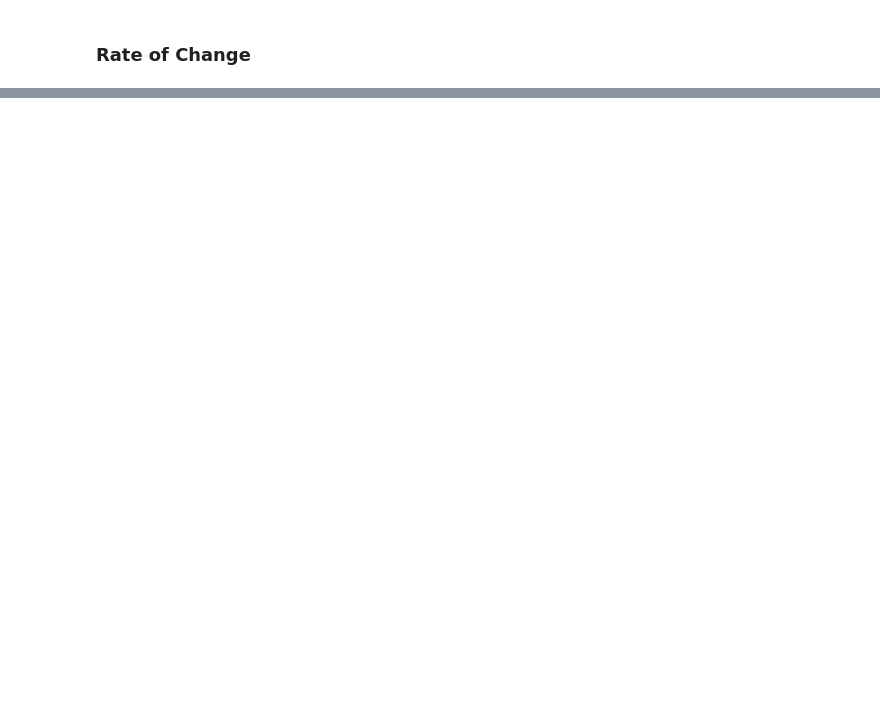
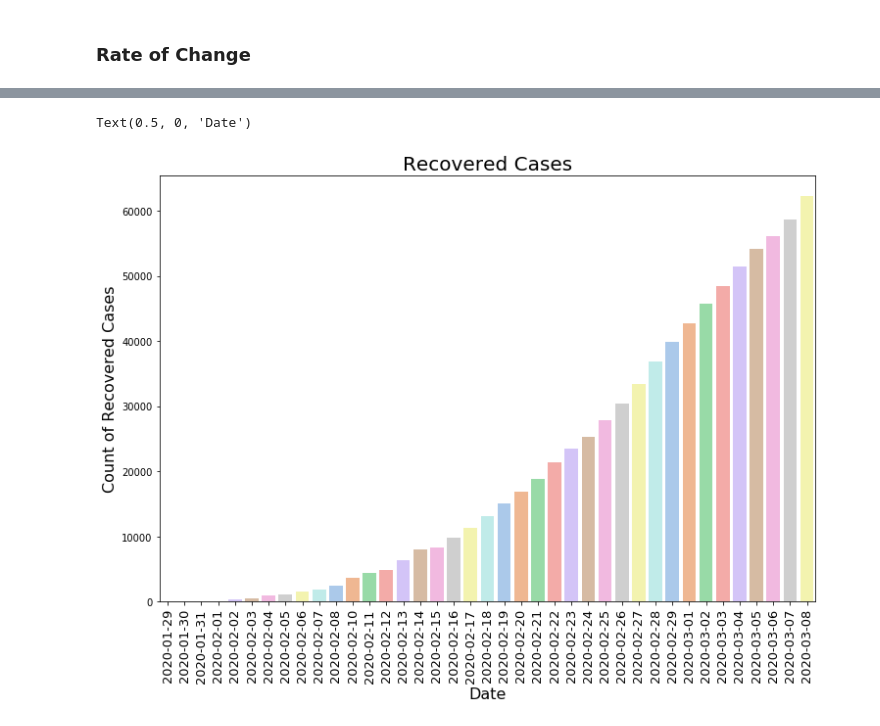
Before and after one commit to Landstein/corona_virus_analysis, a Jupyter notebook: Number of Cases .ipynb, the cells around one changed output, grey strips where cells are left out. Saved outputs shown, nothing was run; the diff lists cells and outputs as text; code cells hidden in the pictures; blank space fills up the shorter version.

```diff
--- a/Number of Cases .ipynb
+++ b/Number of Cases .ipynb
@@ -84,0 +87,10 @@ Text(0.5, 0, 'Date')
+# %%
+plt.figure(figsize=(12,8))
+sns.barplot(df_gb.index, df_gb['TotalRecovered'], palette='pastel')
+plt.xticks(rotation=90, fontsize=13)
+plt.title('Recovered Cases', fontsize=20)
+plt.ylabel('Count of Recovered Cases', fontsize=16)
+plt.xlabel('Date', fontsize=16)
+# %% [output]
+Text(0.5, 0, 'Date')
+[figure, added]
```
Also changed, not shown: parts of 9 cells of this notebook.
